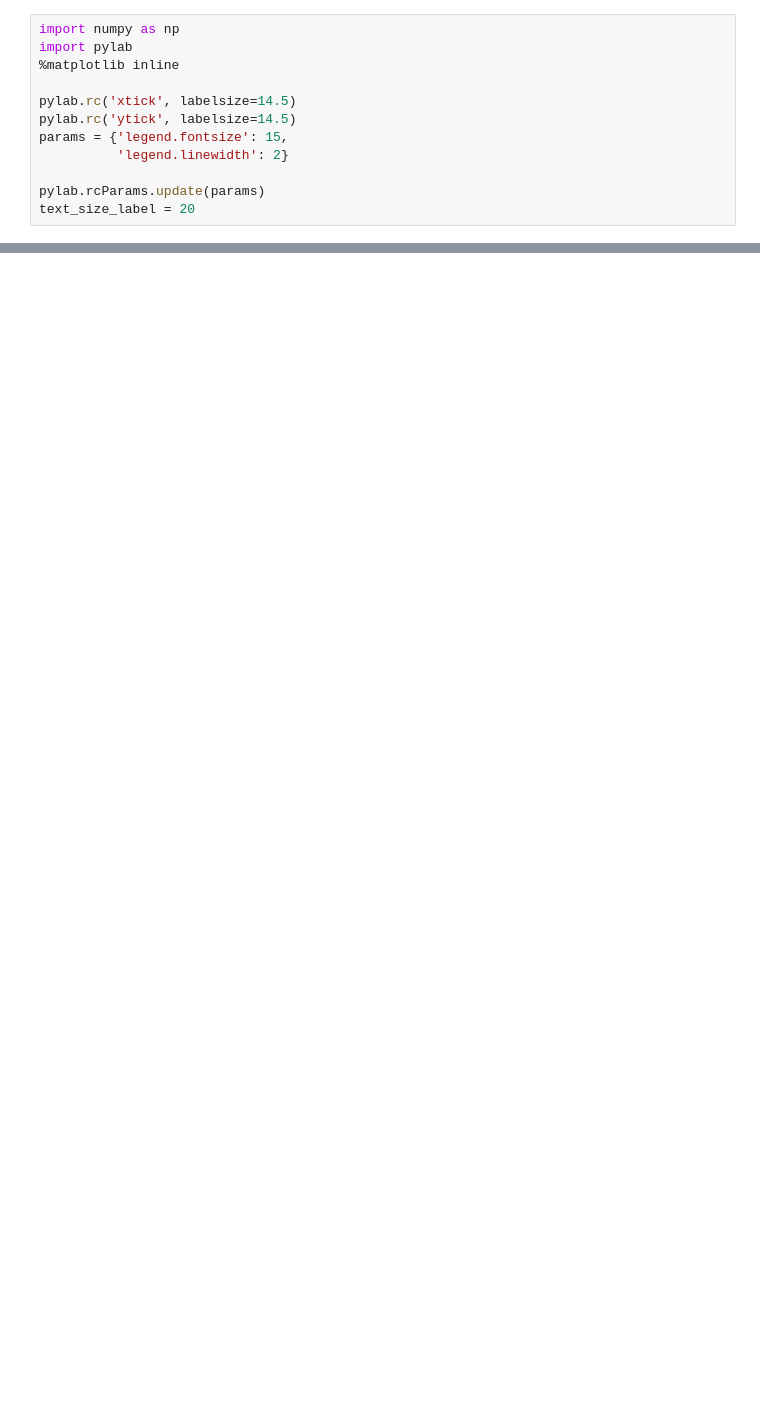
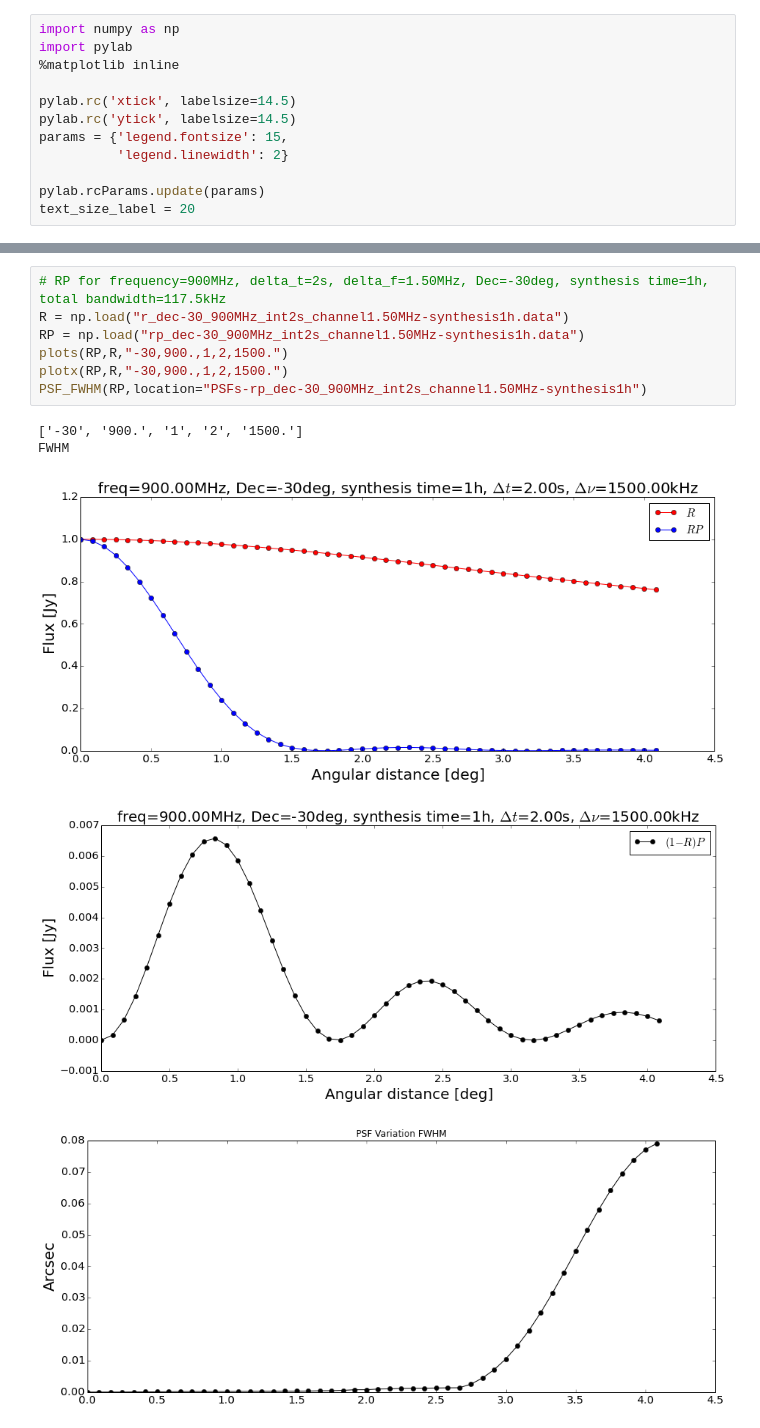
Before and after one commit to atemkeng/MeerKAT_SIM_TIME_FREQ_SMEARING, a Jupyter notebook: plots_averaging_meerkat.ipynb, the cells around one changed output, grey strips where cells are left out. Saved outputs shown, nothing was run; the diff lists cells and outputs as text; blank space fills up the shorter version.

```diff
--- a/plots_averaging_meerkat.ipynb
+++ b/plots_averaging_meerkat.ipynb
@@ -63 +102,14 @@ plotx(RP,R,"-30,0.51,900.,1,32,23.5")
+# %%
+# RP for frequency=900MHz, delta_t=2s, delta_f=1.50MHz, Dec=-30deg, synthesis time=1h, total bandwidth=117.5kHz
+R = np.load("r_dec-30_900MHz_int2s_channel1.50MHz-synthesis1h.data")
+RP = np.load("rp_dec-30_900MHz_int2s_channel1.50MHz-synthesis1h.data")
+plots(RP,R,"-30,900.,1,2,1500.")
+plotx(RP,R,"-30,900.,1,2,1500.")
+PSF_FWHM(RP,location="PSFs-rp_dec-30_900MHz_int2s_channel1.50MHz-synthesis1h")
+# %% [output]
+['-30', '900.', '1', '2', '1500.']
+FWHM
+[figure, added]
+[figure, added]
+[figure, added]
 # %%
```
Also changed, not shown: parts of 8 cells of this notebook.
